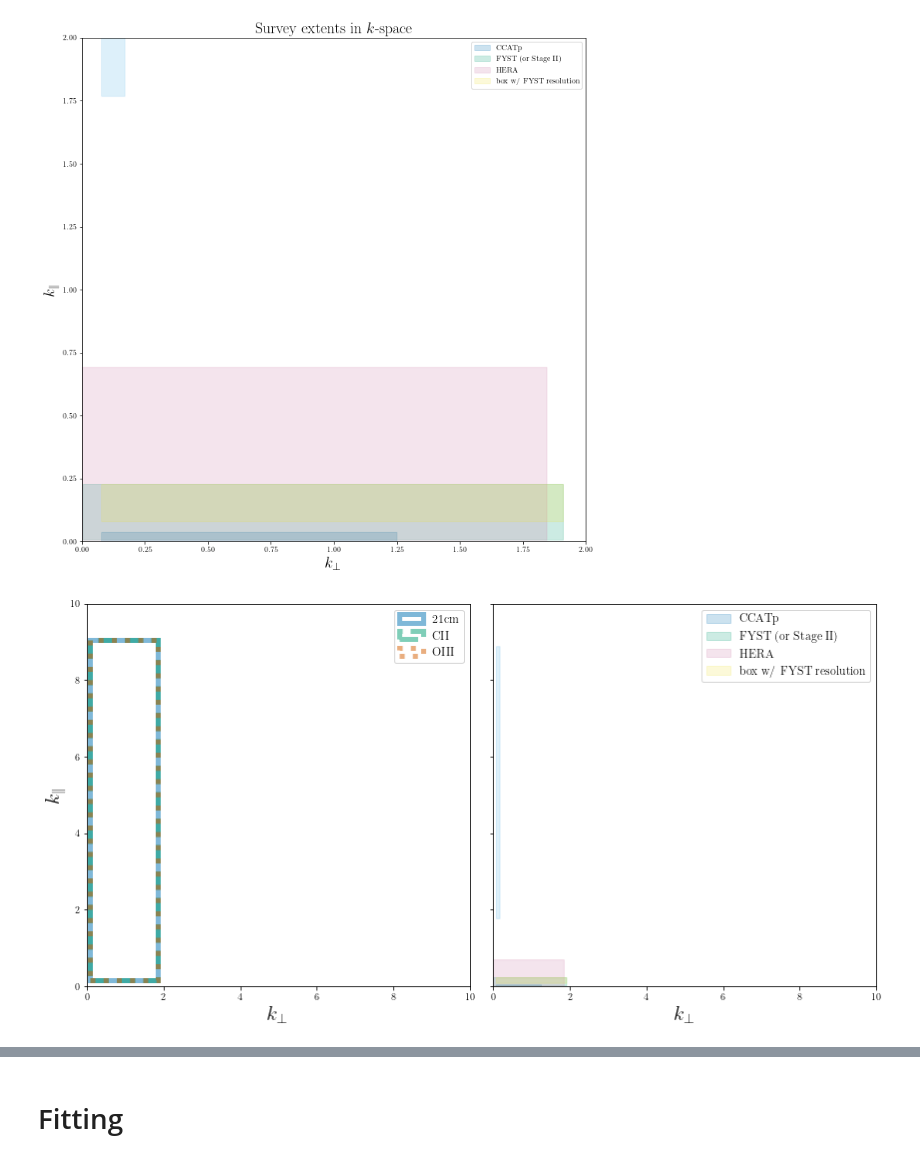
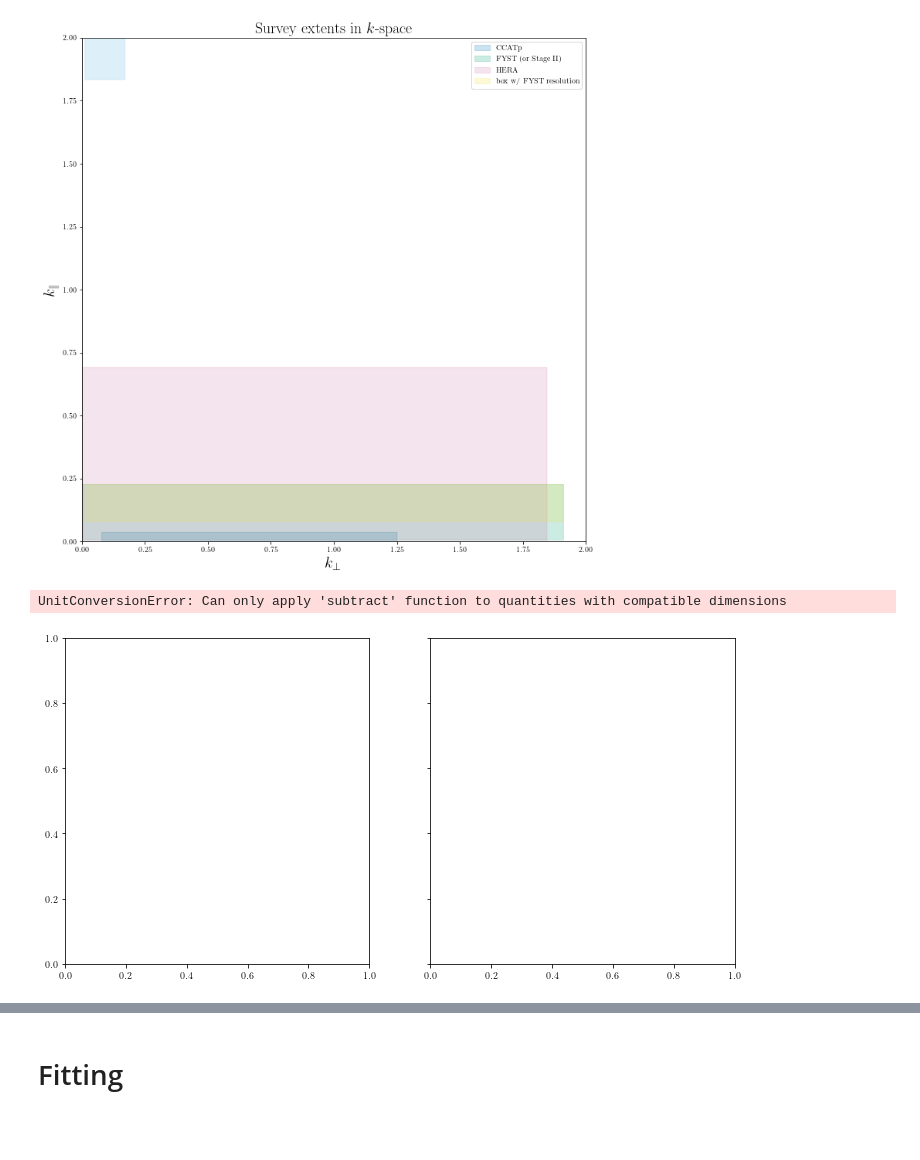
Before and after one commit to lisaleemcb/deprism, a Jupyter notebook: generate_spectra.ipynb, the cells around one changed output, grey strips where cells are left out. Cells and saved outputs as stored; diff of their text form; code cells hidden in the pictures; blank space fills up the shorter version.

```diff
--- a/generate_spectra.ipynb
+++ b/generate_spectra.ipynb
@@ -1616,8 +1622,8 @@ import matplotlib.patches as patches
 
 # Create a Rectangle patch
 rect_21cm = patches.Rectangle((k_perp_min_21cm.value, k_para_min_21cm.value),
-                                (k_perp_max_21cm - k_perp_min_21cm).value,
-                                (k_para_max_21cm - k_para_min_21cm).value,
+                                (k_perp_max_21cm.value - k_perp_min_21cm.value,
+                                (k_para_max_21cm.value - k_para_min_21cm.value,
                               linewidth=5, edgecolor=colors[0], facecolor='none',
                              alpha=.5)
 
@@ -1671,33 +1677,34 @@ k_para_max_HERA = 1 / sigma_para_HERA
 
 plot_box(ax[1], k_perp_min_CCATp.value, k_perp_max_CCATp.value,
                              k_para_min_CCATp.value, k_para_max_CCATp.value, colors[0])
 plot_box(ax[1], k_perp_min_StageII.value, k_perp_max_StageII.value,
                              k_para_min_StageII.value, k_para_max_StageII.value, colors[1])
 #plot_box(ax, k_perp_min_box.value, k_perp_max_box.value, k_para_min_box.value,
 #                             k_para_max_box.value, colors[2])
 plot_box(ax[1], k_perp_min_HERA.value, k_perp_max_HERA.value,
                              k_para_min_HERA.value, k_para_max_HERA.value, colors[3])
 plot_box(ax[1], k_perp_min_box.value, k_perp_max_StageII.value, k_para_min_box.value,
                      k_para_max_StageII.value, colors[4])
 
 plot_box(ax[1], k_perp_min_OIII.value, k_para_min_OIII.value,
                                 (k_perp_max_OIII - k_perp_min_OIII).value,
                                 (k_para_max_OIII - k_para_min_OIII).value, colors[5])
 
 
 
 setup = ax[1].set(xlim=(0, 10), ylim=(0, 10), aspect=1)
 x_l = ax[1].set_xlabel(r'$k_{\perp}$', fontsize=20)
 x_l = ax[0].set_xlabel(r'$k_{\perp}$', fontsize=20)
 y_l = ax[0].set_ylabel(r'$k_{\parallel}$', fontsize=20)
 
 #title = ax.set_title('Survey extents in $k$-space', fontsize=20)
 leg = ax[1].legend(['CCATp', 'FYST (or Stage II)', 'HERA', 'box w/ FYST resolution'], fontsize=12)
 
 fig.tight_layout()
 
 fig.savefig('survey_limits.pdf')
 # %% [output]
+UnitConversionError: Can only apply 'subtract' function to quantities with compatible dimensions
-[figure, old version]
+[figure, new version]
 # %%
 np.sqrt(k_perp_max_21cm**2 + k_perp_max_21cm**2), k_para_max_21cm
```
Also changed, not shown: parts of 107 cells of this notebook, 4 other files.
